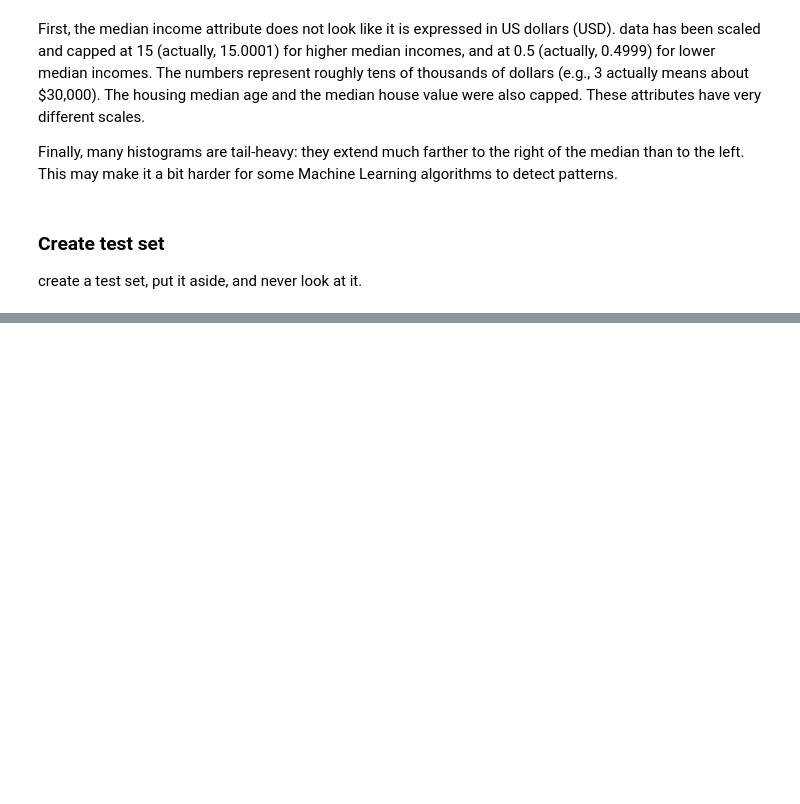
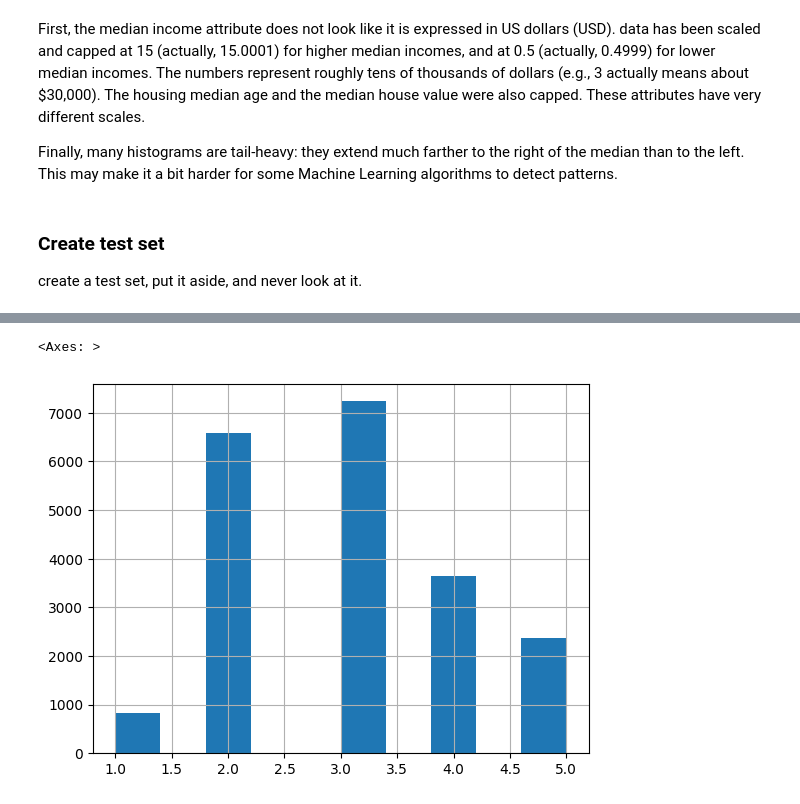
Before and after one commit to SadaruwanSRI/Predict-the-median-housing-price-in-any-district-of-California, a Jupyter notebook: Note_book.ipynb, the cells around one changed output, grey strips where cells are left out. Saved outputs shown, nothing was run; the diff lists cells and outputs as text; code cells hidden in the pictures; blank space fills up the shorter version.

```diff
--- a/Note_book.ipynb
+++ b/Note_book.ipynb
@@ -132,0 +158,5 @@ print(len(train_set), "train +", len(test_set), "test")
+# %%
+housing["income_cat"].hist()
+# %% [output]
+<Axes: >
+[figure, added]
```
Also changed, not shown: parts of 21 cells of this notebook.
